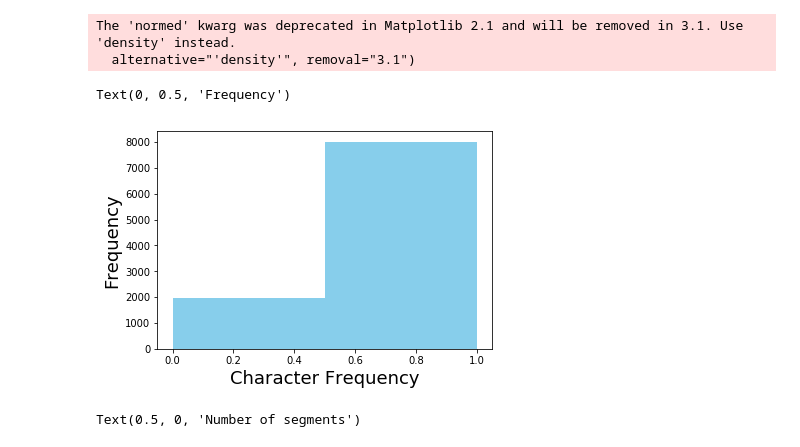
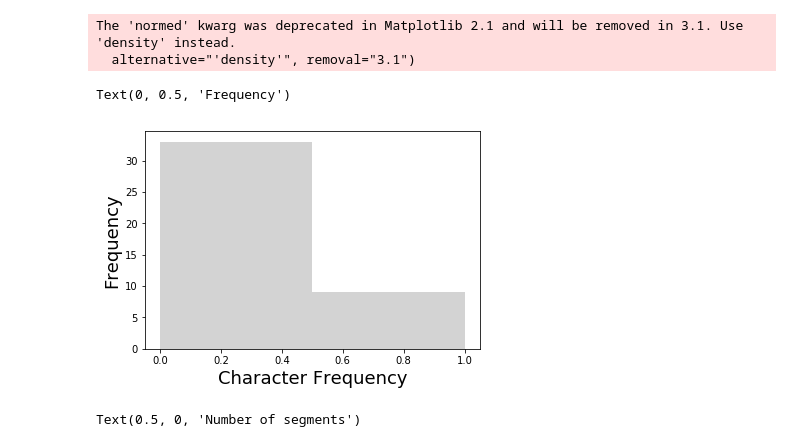
Before and after one commit to Paleantology/ISD_review, a Jupyter notebook: Fig3Code.ipynb, the cells around one changed output. Saved outputs shown, nothing was run; the diff lists cells and outputs as text; code cells hidden in the pictures.

```diff
--- a/Fig3Code.ipynb
+++ b/Fig3Code.ipynb
@@ -20,18 +26,18 @@ ax.figure.savefig("Fig3.png", dpi="500")
 #fig.savefig("Fig3.png", dpi="500", facecolor='w', edgecolor='w')
 # %%
-data_binom = binom.rvs(n=1,p=0.8,size=10000)
+data_binom = binom.rvs(n=1,p=0.2,size=42)
 # %%
 ax = sns.distplot(data_binom,
                   kde=False,
-                  color='skyblue',
+                  color='lightgrey',
                   bins=2,
                   hist_kws={"linewidth": 15,'alpha':1})
 ax.set_xlabel('Character Frequency', fontsize=18)
 ax.set_ylabel('Frequency', fontsize=18)
 # %% [output]
 The 'normed' kwarg was deprecated in Matplotlib 2.1 and will be removed in 3.1. Use 'density' instead.
   alternative="'density'", removal="3.1")
 Text(0, 0.5, 'Frequency')
-[figure, old version]
+[figure, new version]
 # %%
 fig = ax.get_figure()
```
Also changed, not shown: parts of 9 cells of this notebook, 2 other files.
